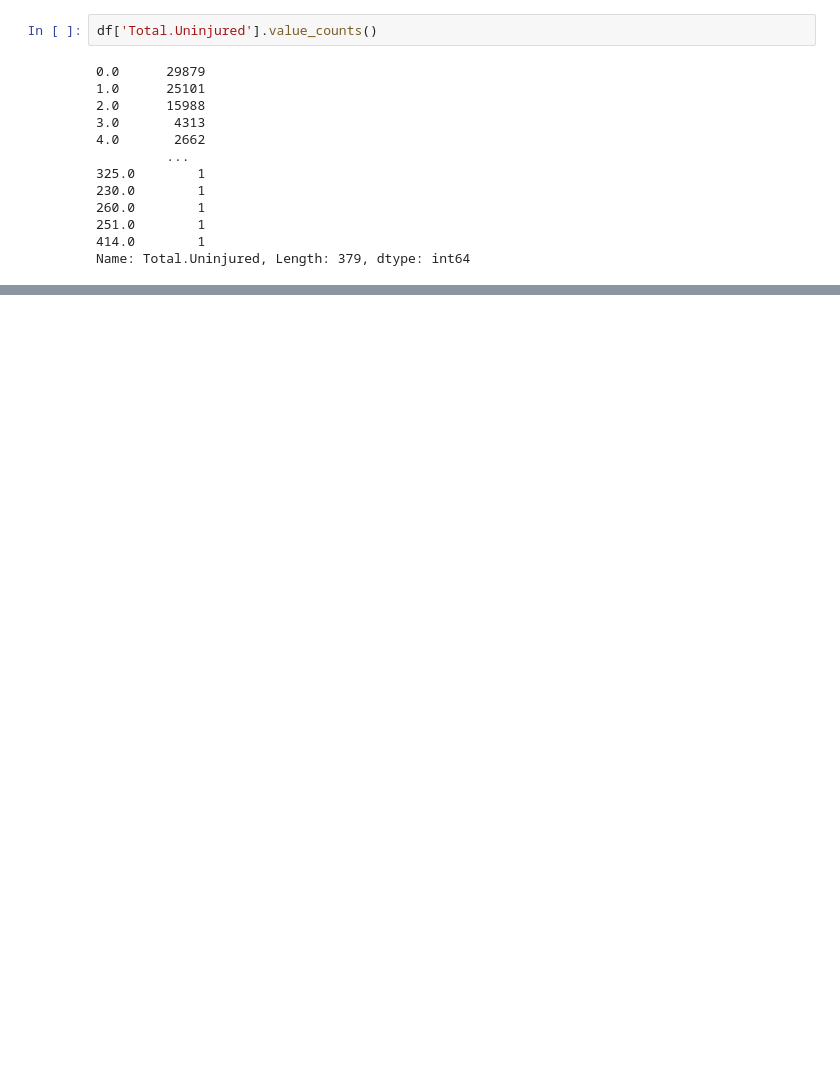
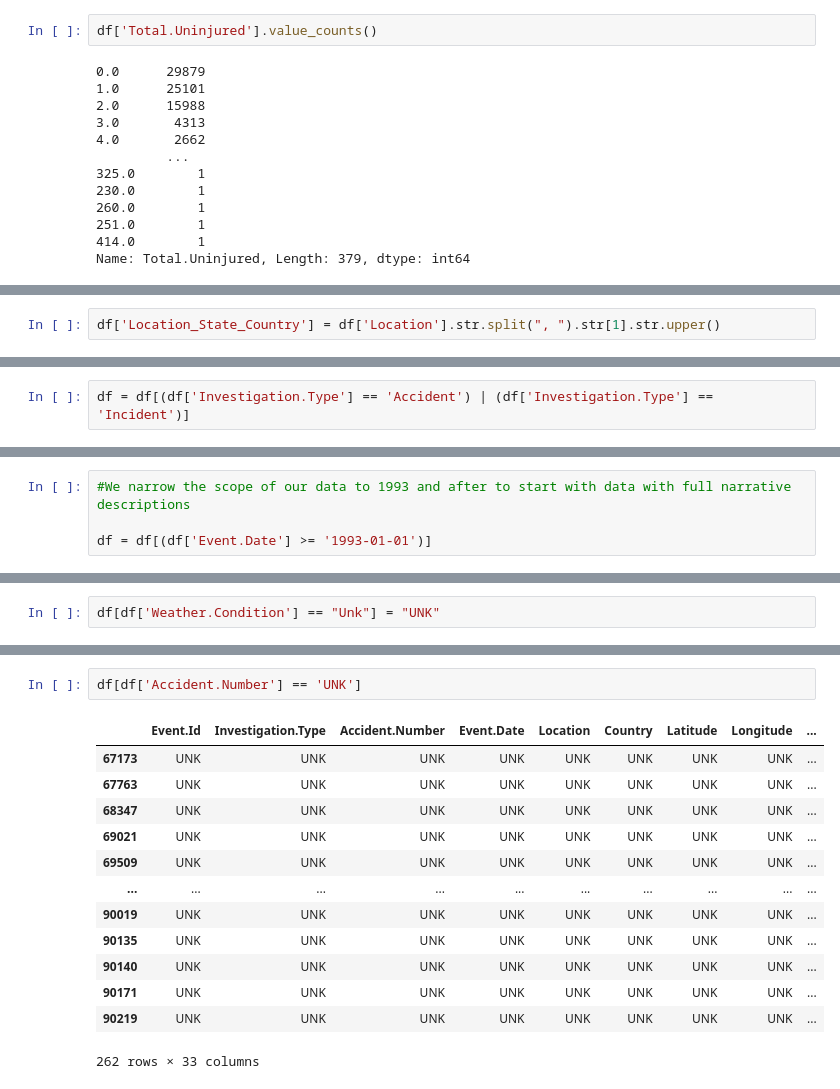
Before and after one commit to DBAfox/Phase_1_project, a Jupyter notebook: index.ipynb, the cells around one changed output, grey strips where cells are left out. Saved outputs shown, nothing was run; the diff lists cells and outputs as text; blank space fills up the shorter version.

```diff
--- a/index.ipynb
+++ b/index.ipynb
@@ -134,0 +166,2 @@ Name: Total.Uninjured, Length: 379, dtype: int64
+# %%
+df['Location_State_Country'] = df['Location'].str.split(", ").str[1].str.upper()
@@ -134,0 +209,2 @@ Name: Total.Uninjured, Length: 379, dtype: int64
+# %%
+df = df[(df['Investigation.Type'] == 'Accident') | (df['Investigation.Type'] == 'Incident')]
@@ -134,0 +231,4 @@ Name: Total.Uninjured, Length: 379, dtype: int64
+# %%
+#We narrow the scope of our data to 1993 and after to start with data with full narrative descriptions
+
+df = df[(df['Event.Date'] >= '1993-01-01')]
@@ -134,0 +299,2 @@ Name: Total.Uninjured, Length: 379, dtype: int64
+# %%
+df[df['Weather.Condition'] == "Unk"] = "UNK"
@@ -134,0 +326,16 @@ Name: Total.Uninjured, Length: 379, dtype: int64
+# %%
+df[df['Accident.Number'] == 'UNK']
+# %% [output]
+|  | Event.Id | Investigation.Type | Accident.Number | Event.Date | Location | Country | Latitude | Longitude | ... |
+| 67173 | UNK | UNK | UNK | UNK | UNK | UNK | UNK | UNK | ... |
+| 67763 | UNK | UNK | UNK | UNK | UNK | UNK | UNK | UNK | ... |
+| 68347 | UNK | UNK | UNK | UNK | UNK | UNK | UNK | UNK | ... |
+| 69021 | UNK | UNK | UNK | UNK | UNK | UNK | UNK | UNK | ... |
+| 69509 | UNK | UNK | UNK | UNK | UNK | UNK | UNK | UNK | ... |
+| ... | ... | ... | ... | ... | ... | ... | ... | ... | ... |
+| 90019 | UNK | UNK | UNK | UNK | UNK | UNK | UNK | UNK | ... |
+| 90135 | UNK | UNK | UNK | UNK | UNK | UNK | UNK | UNK | ... |
+| 90140 | UNK | UNK | UNK | UNK | UNK | UNK | UNK | UNK | ... |
+| 90171 | UNK | UNK | UNK | UNK | UNK | UNK | UNK | UNK | ... |
+| 90219 | UNK | UNK | UNK | UNK | UNK | UNK | UNK | UNK | ... |
+262 rows × 33 columns
```
Also changed, not shown: parts of 35 cells of this notebook.
